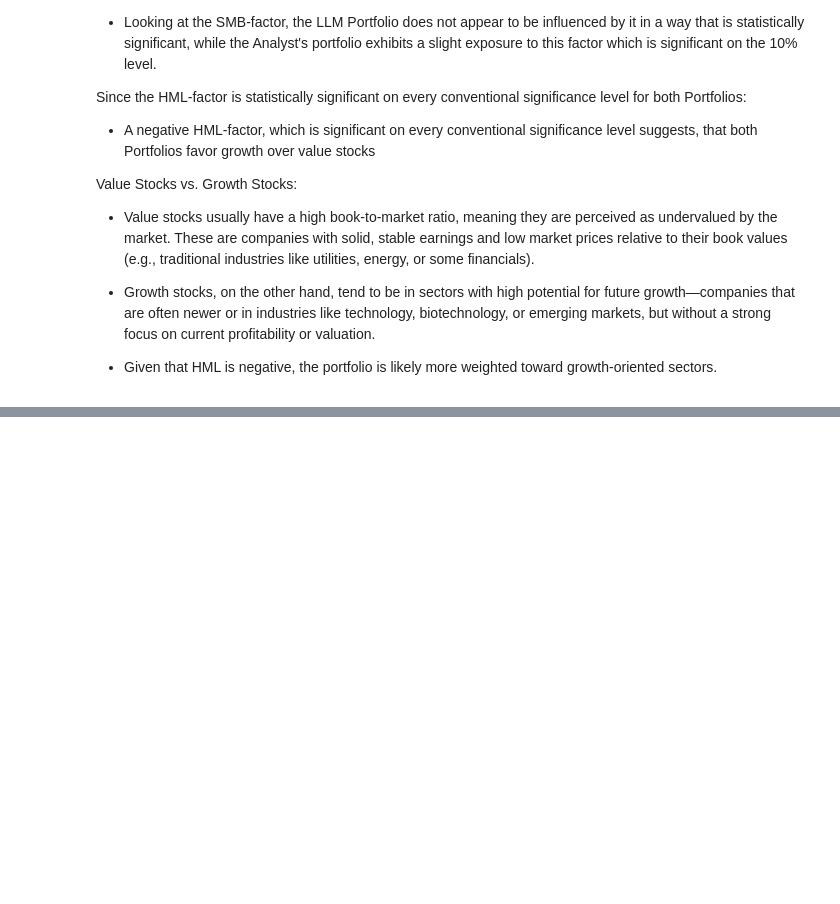
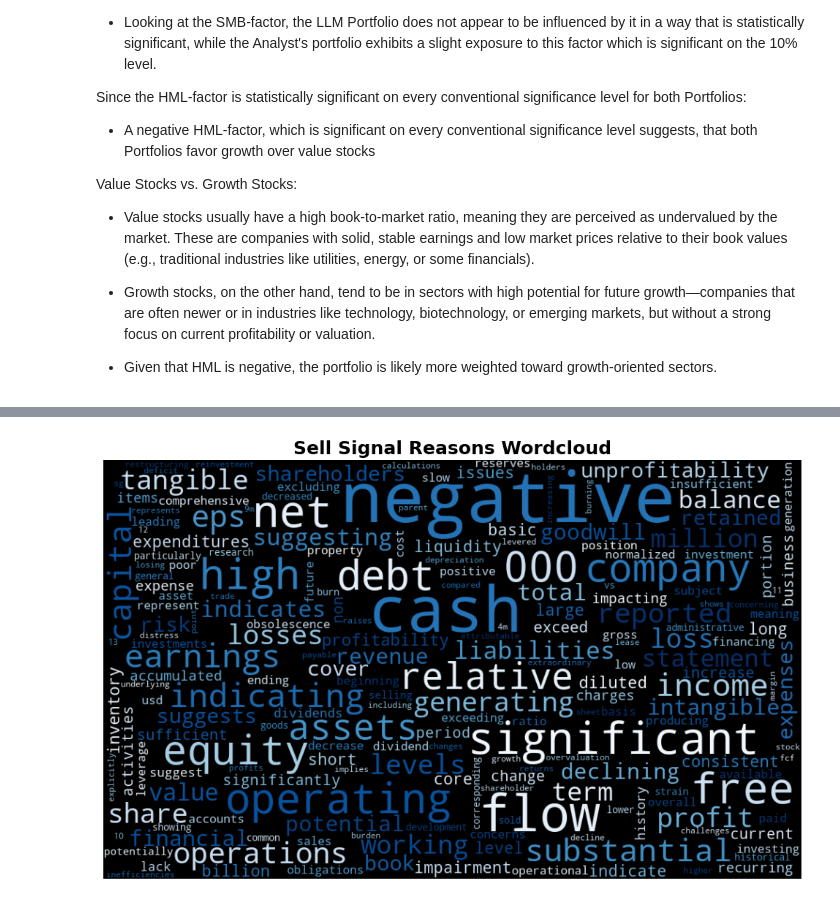
Before and after one commit to benherz/Masterarbeit, a Jupyter notebook: code/results_exploration.ipynb, the cells around one changed output, grey strips where cells are left out. Cells and saved outputs as stored; diff of their text form; code cells hidden in the pictures; blank space fills up the shorter version.

```diff
--- a/code/results_exploration.ipynb
+++ b/code/results_exploration.ipynb
@@ -883,0 +612,5 @@ weighted avg       0.74      0.77      0.74     22661
+# %%
+# Sell signal wordcloud
+plot_wordcloud(sell_word_freq, "Sell Signal Reasons Wordcloud")
+# %% [output]
+[figure, added]
```
Also changed, not shown: parts of 48 cells of this notebook, 9 other files.
